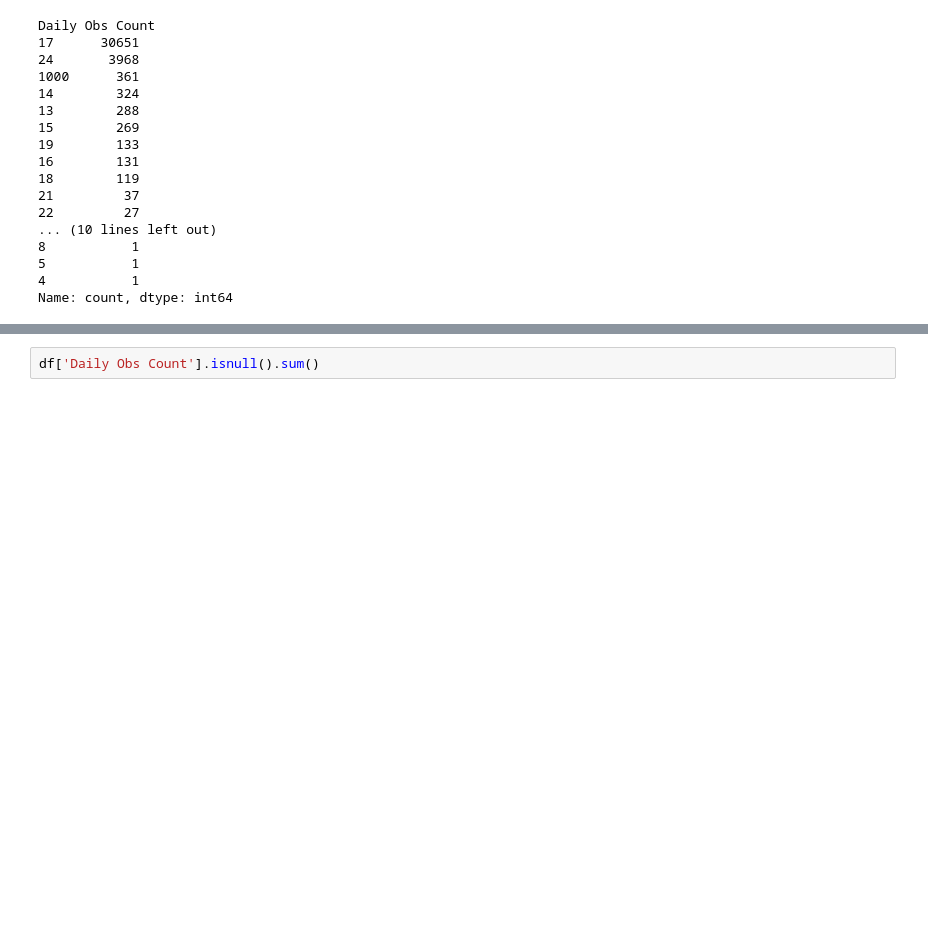
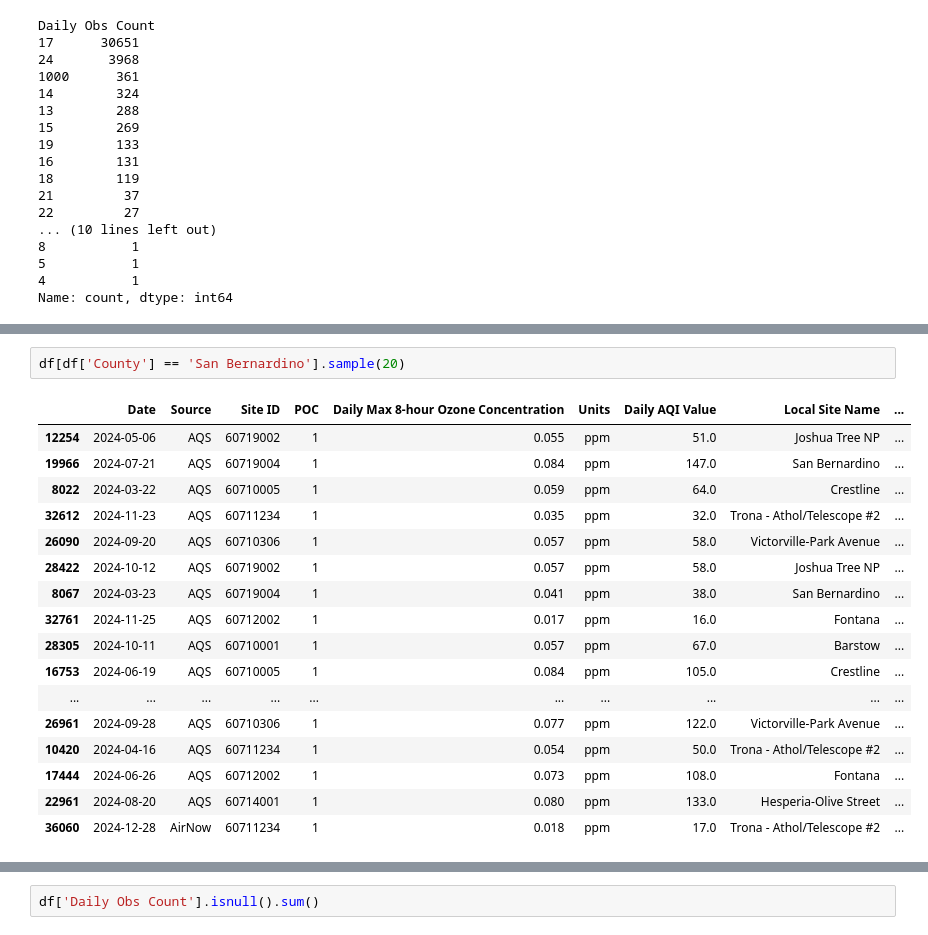
Before and after one commit to esraa-el-tohamii/Ozone-Layer-Dataset-EDA, a Jupyter notebook: notebook.ipynb, the cells around one changed output, grey strips where cells are left out. Cells and saved outputs as stored; diff of their text form; blank space fills up the shorter version.

```diff
--- a/notebook.ipynb
+++ b/notebook.ipynb
@@ -547,0 +521,20 @@ Name: count, dtype: int64
+# %%
+df[df['County'] == 'San Bernardino'].sample(20)
+# %% [output]
+|  | Date | Source | Site ID | POC | Daily Max 8-hour Ozone Concentration | Units | Daily AQI Value | Local Site Name | ... |
+| 12254 | 2024-05-06 | AQS | 60719002 | 1 | 0.055 | ppm | 51.0 | Joshua Tree NP | ... |
+| 19966 | 2024-07-21 | AQS | 60719004 | 1 | 0.084 | ppm | 147.0 | San Bernardino | ... |
+| 8022 | 2024-03-22 | AQS | 60710005 | 1 | 0.059 | ppm | 64.0 | Crestline | ... |
+| 32612 | 2024-11-23 | AQS | 60711234 | 1 | 0.035 | ppm | 32.0 | Trona - Athol/Telescope #2 | ... |
+| 26090 | 2024-09-20 | AQS | 60710306 | 1 | 0.057 | ppm | 58.0 | Victorville-Park Avenue | ... |
+| 28422 | 2024-10-12 | AQS | 60719002 | 1 | 0.057 | ppm | 58.0 | Joshua Tree NP | ... |
+| 8067 | 2024-03-23 | AQS | 60719004 | 1 | 0.041 | ppm | 38.0 | San Bernardino | ... |
+| 32761 | 2024-11-25 | AQS | 60712002 | 1 | 0.017 | ppm | 16.0 | Fontana | ... |
+| 28305 | 2024-10-11 | AQS | 60710001 | 1 | 0.057 | ppm | 67.0 | Barstow | ... |
+| 16753 | 2024-06-19 | AQS | 60710005 | 1 | 0.084 | ppm | 105.0 | Crestline | ... |
+| ... | ... | ... | ... | ... | ... | ... | ... | ... | ... |
+| 26961 | 2024-09-28 | AQS | 60710306 | 1 | 0.077 | ppm | 122.0 | Victorville-Park Avenue | ... |
+| 10420 | 2024-04-16 | AQS | 60711234 | 1 | 0.054 | ppm | 50.0 | Trona - Athol/Telescope #2 | ... |
+| 17444 | 2024-06-26 | AQS | 60712002 | 1 | 0.073 | ppm | 108.0 | Fontana | ... |
+| 22961 | 2024-08-20 | AQS | 60714001 | 1 | 0.080 | ppm | 133.0 | Hesperia-Olive Street | ... |
+| 36060 | 2024-12-28 | AirNow | 60711234 | 1 | 0.018 | ppm | 17.0 | Trona - Athol/Telescope #2 | ... |
```
Also changed, not shown: parts of 33 cells of this notebook.
